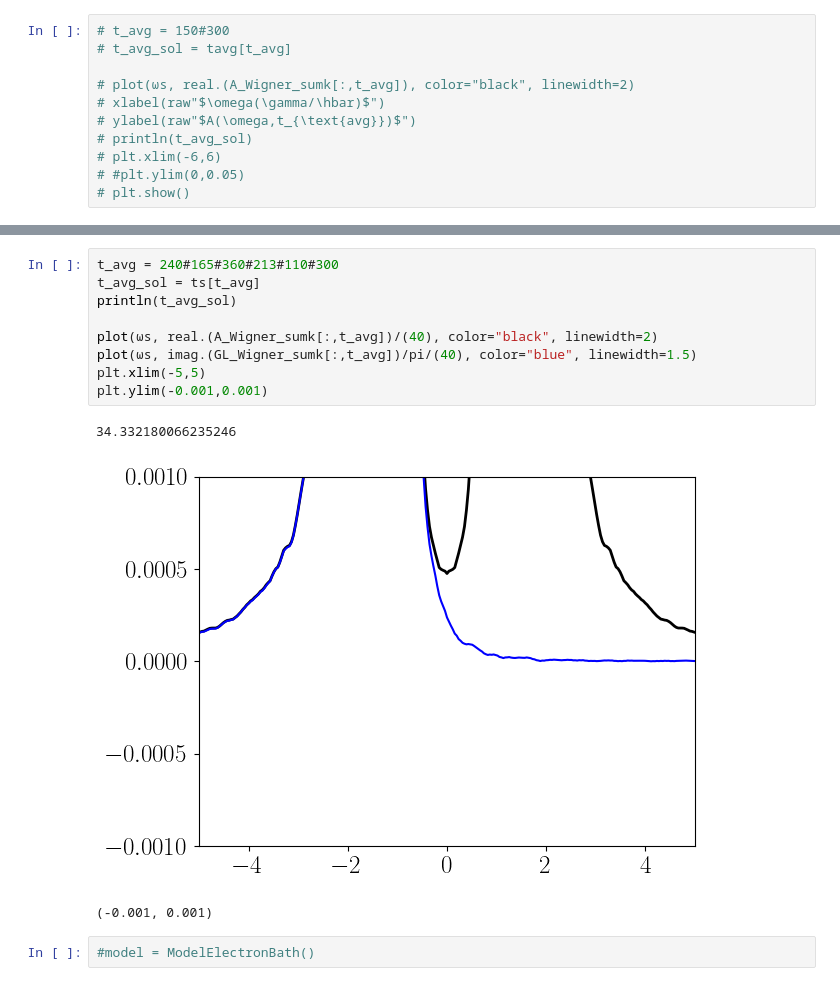
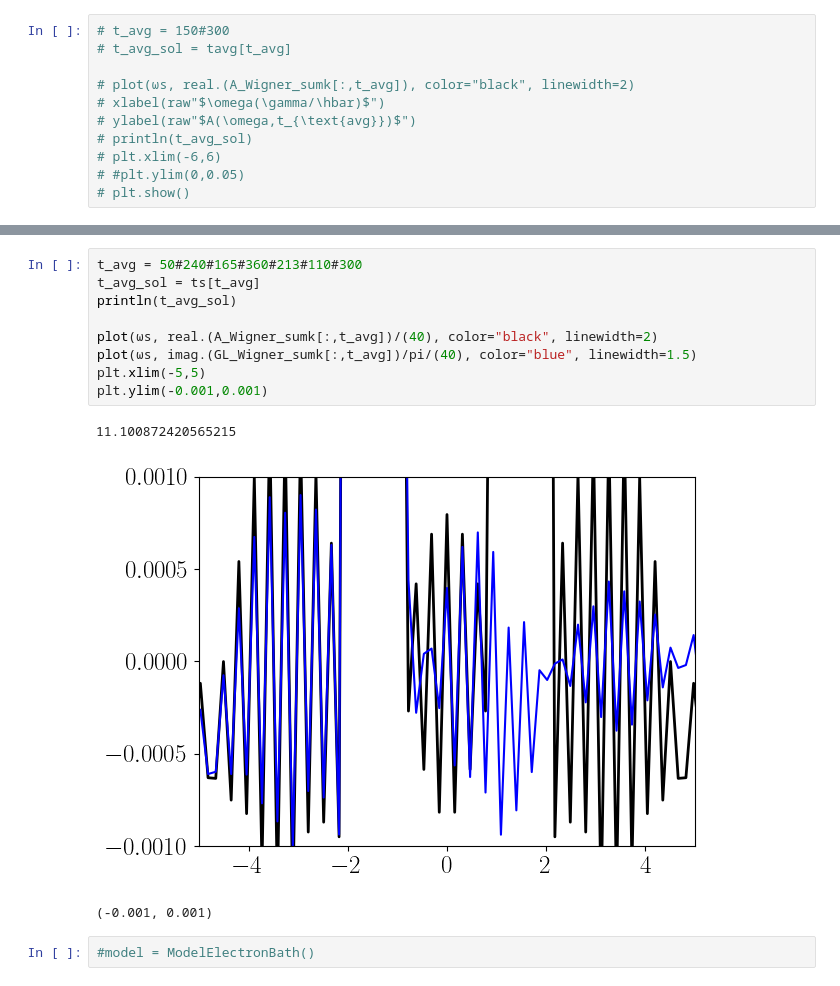
Before and after one commit to Jalil199/KBE-DrivenElectrons, a Jupyter notebook: main-rice_mele.ipynb, the cells around one changed output, grey strips where cells are left out. Drawn from its saved outputs; the diff is of its cells as text.

```diff
--- a/main-rice_mele.ipynb
+++ b/main-rice_mele.ipynb
@@ -1070,15 +1029,15 @@ plt.show()
 # %%
-t_avg = 240#165#360#213#110#300
+t_avg = 50#240#165#360#213#110#300
 t_avg_sol = ts[t_avg]
 println(t_avg_sol)
 
 plot(ωs, real.(A_Wigner_sumk[:,t_avg])/(40), color="black", linewidth=2)
 plot(ωs, imag.(GL_Wigner_sumk[:,t_avg])/pi/(40), color="blue", linewidth=1.5)
 plt.xlim(-5,5)
 plt.ylim(-0.001,0.001)
 # %% [output]
-34.332180066235246
+11.100872420565215
-[figure, old version]
+[figure, new version]
 (-0.001, 0.001)
 # %%
 #model = ModelElectronBath()
```
Also changed, not shown: parts of 23 cells of this notebook, 5 other files.
